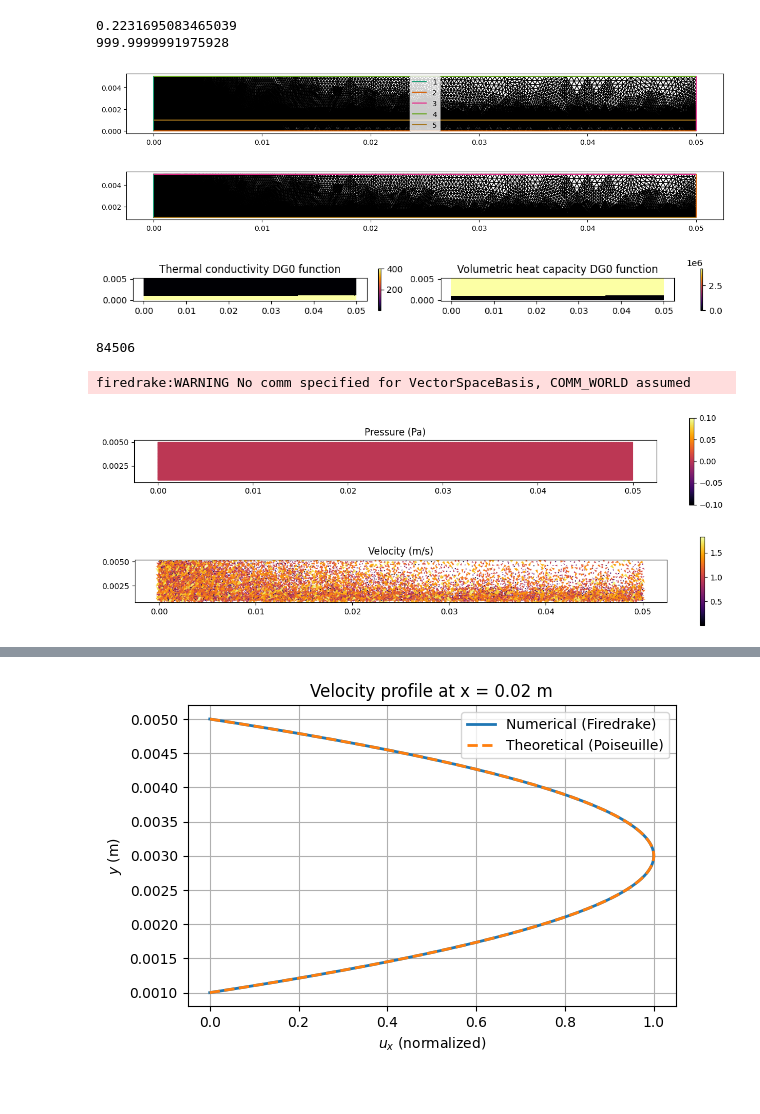
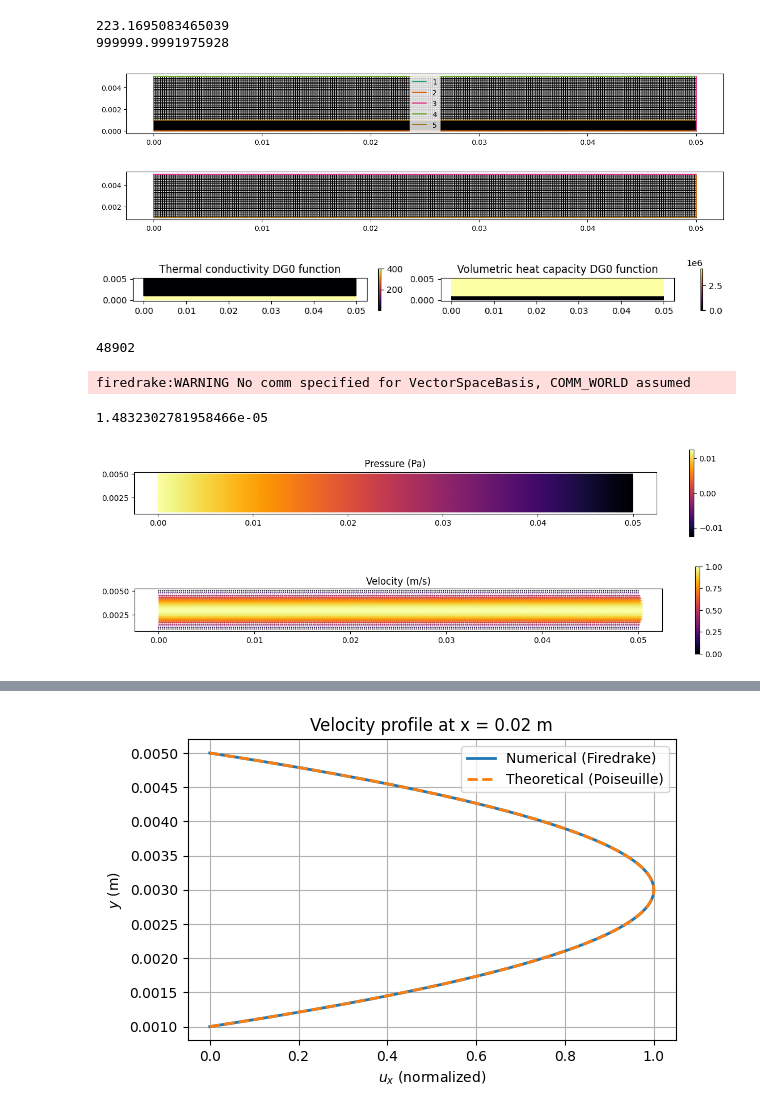
Before and after one commit to galbiatidavide/CHT-model, a Jupyter notebook: corintis_challenge.ipynb, the cells around one changed output, grey strips where cells are left out. Cells and saved outputs as stored; diff of their text form; code cells hidden in the pictures.

```diff
--- a/corintis_challenge.ipynb
+++ b/corintis_challenge.ipynb
@@ -15,7 +13,7 @@ H = 0.004         # Height of the channel, m
 W = 0.028005618   # Width of the channel, m. Assuming the original flow stems for 3D flow channel between wide plates very near each other
 t = 0.001         # Thickness of the channel, m
 
-inlet_flow = (1/60.0)*1e-3 # Inlet flow rate, m^3/s10
+inlet_flow = (1/60.0)*1 # Inlet flow rate, m^3/s10
 T_in = Constant(293.15)     # Inlet temperature, K
 q_ = 1e5       # Heat flux, W/m^2
 rho_f = 997       # Density of the fluid, kg/m^3
@@ -36,11 +34,11 @@ print(U)
 Re = rho_f * U * H / mu_f
 print(Re)
 # %% [output]
-0.2231695083465039
-999.9999991975928
+223.1695083465039
+999999.9991975928
 # %%
 # Loading of the mesh
-mesh = Mesh("CHT-model/Mesh_Scripts/mesh_corintis.msh")
+mesh = Mesh("CHT-model/Mesh_Scripts/mesh_coarse.msh")
 
 fig, ax = plt.subplots(figsize=(15, 6))
 triplot(mesh, axes=ax)
@@ -60,8 +58,8 @@ triplot(submesh, axes=ax)
 #ax.legend(loc='center')
 ax.set_aspect("equal")
 # %% [output]
-[figure, old version]
+[figure, new version]
-[figure, old version]
+[figure, new version]
 # %%
 # Define piecewise thermal conductivity k and volumetric heat capacity rho*cp
 k = Function(M)
@@ -121,7 +119,7 @@ bcT_in = DirichletBC(Z, T_in, 1)
 #Define normal to the bigger geometry for Neumann BCs
 n = FacetNormal(mesh)
 # %% [output]
-84506
+48902
 # %%
 
 def initialization_problem_forms(u, v, p, q):
@@ -247,12 +291,12 @@ solver_init =  LinearVariationalSolver(init_problem, solver_parameters=param, nu
 solver_init.solve()
 uh, ph = wh_init.subfunctions
 
-wh_init = Function(W)
+#wh_init = Function(W)
 uh, ph = wh_init.subfunctions
 
-#Fill `uh` with random noise between -0.5 and 0.5
+""" #Fill `uh` with random noise between -0.5 and 0.5
 np.random.seed(42)  # Optional: for reproducibility
-uh.dat.data[:] = np.random.uniform(-1.3, 1.3, size=uh.dat.data.shape)
+uh.dat.data[:] = np.random.uniform(-1.3, 1.3, size=uh.dat.data.shape) """
 
 # Assign initial guess for first Newton iteration
 u_old = Function(V)
@@ -270,39 +314,40 @@ p_old.assign(ph)
 Th = Function(Z)
 # Initial guess is isothermal field at T_in
 Th.interpolate(T_in)
 
 # Plot of initial guess (Stokes solution)
 fig, ax = plt.subplots(figsize=(15, 2))
 col = tripcolor(ph, axes=ax, cmap="inferno")
 ax.set_aspect("equal")
 plt.colorbar(col)
 plt.title('Pressure (Pa)')
 fig, ax = plt.subplots(figsize=(15, 2))
 col = quiver(uh, axes=ax, cmap="inferno")
 ax.set_aspect("equal")
 plt.colorbar(col)
 plt.title('Velocity (m/s)')
 
 # Initial files for post-processing
 uh.rename("Velocity (m/s)")
 ph.rename("Pressure (Pa)")
 Th.rename("Temperature (K)")
 
 outfileU.write(uh)
 outfileP.write(ph)
 outfileT.write(Th)
 
-a, L = nonlinear_iteration_forms(u, v, p, q, u_old)
-#a, L = picard_forms(u, v, p, q, u_old)
-#a_supg, L_supg = supg_forms(u, v, p, q, u_old, Constant(1.0))
+#a, L = nonlinear_iteration_forms(u, v, p, q, u_old)
+a, L = picard_forms(u, v, p, q, u_old)
+a_supg, L_supg = supg_forms(u, v, p, q, u_old, Constant(1.0))
 #a, L = supg_forms(u, v, p, q, u_old, Constant(0.1))
 wh = Function(W)
-problem = LinearVariationalProblem(a, L, wh, bcs)
+problem = LinearVariationalProblem(a + a_supg, L + L_supg, wh, bcs)
 solver =  LinearVariationalSolver(problem, solver_parameters=param, nullspace=nullsp)
 # %% [output]
 firedrake:WARNING No comm specified for VectorSpaceBasis, COMM_WORLD assumed
+1.4832302781958466e-05
-[figure, old version]
+[figure, new version]
-[figure, old version]
+[figure, new version]
 # %%
 
 #Actual NS Newton solver
```
Also changed, not shown: parts of 5 cells of this notebook.
